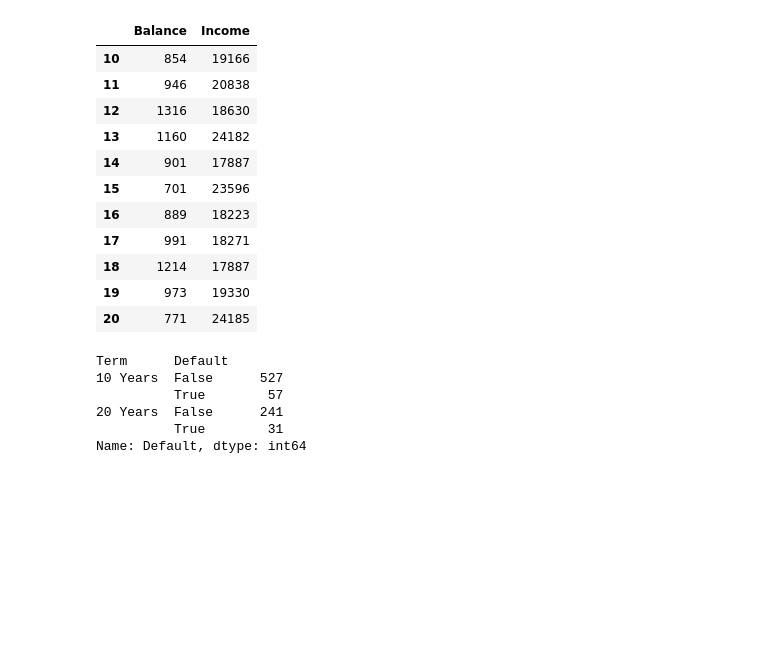
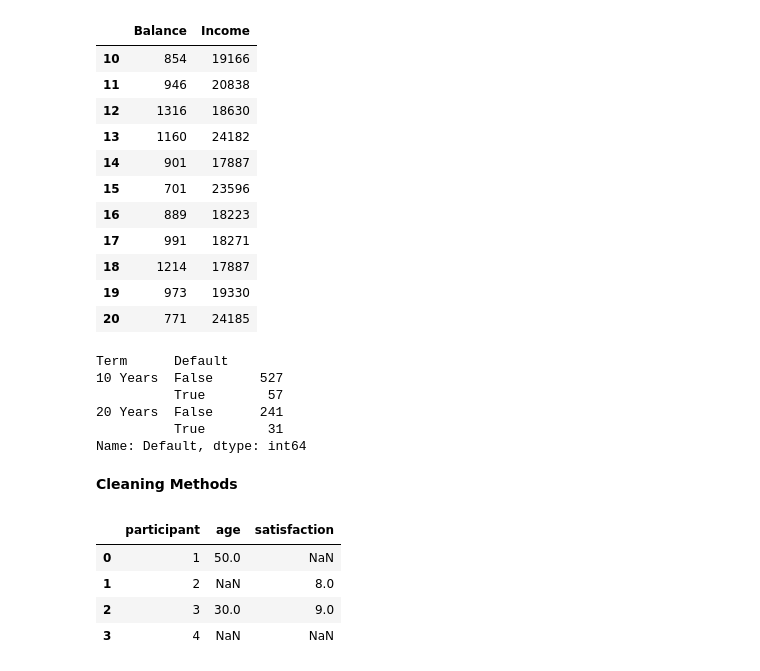
Before and after one commit to rahmxd/my_da_repo, a Jupyter notebook: Week 4/Week 4 day 3.ipynb, the cells around one changed output. Cells and saved outputs as stored; diff of their text form; code cells hidden in the pictures; blank space fills up the shorter version.

```diff
--- a/Week 4/Week 4 day 3.ipynb
+++ b/Week 4/Week 4 day 3.ipynb
@@ -252,3 +252,19 @@ Term      Default
 20 Years  False      241
           True        31
 Name: Default, dtype: int64
+# %% [markdown]
+**Cleaning Methods**
+# %%
+df = pd.DataFrame({
+    'participant': [1,2,3,4],
+    'age': [50, None, 30, np.NaN],
+    'satisfaction': [None, 8,9, None]
+})
+
+df
+# %% [output]
+|  | participant | age | satisfaction |
+| 0 | 1 | 50.0 | NaN |
+| 1 | 2 | NaN | 8.0 |
+| 2 | 3 | 30.0 | 9.0 |
+| 3 | 4 | NaN | NaN |
```
